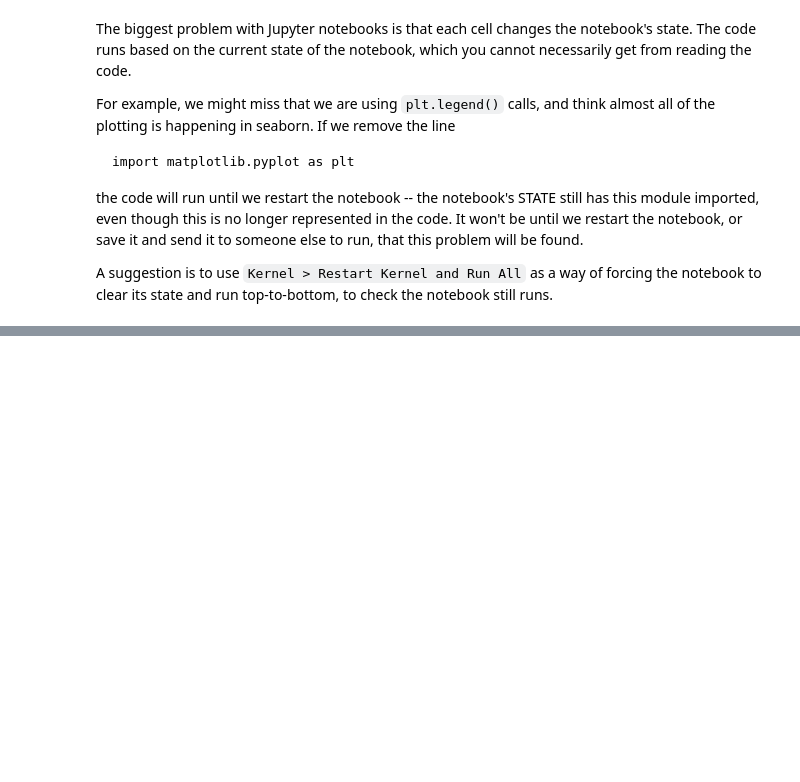
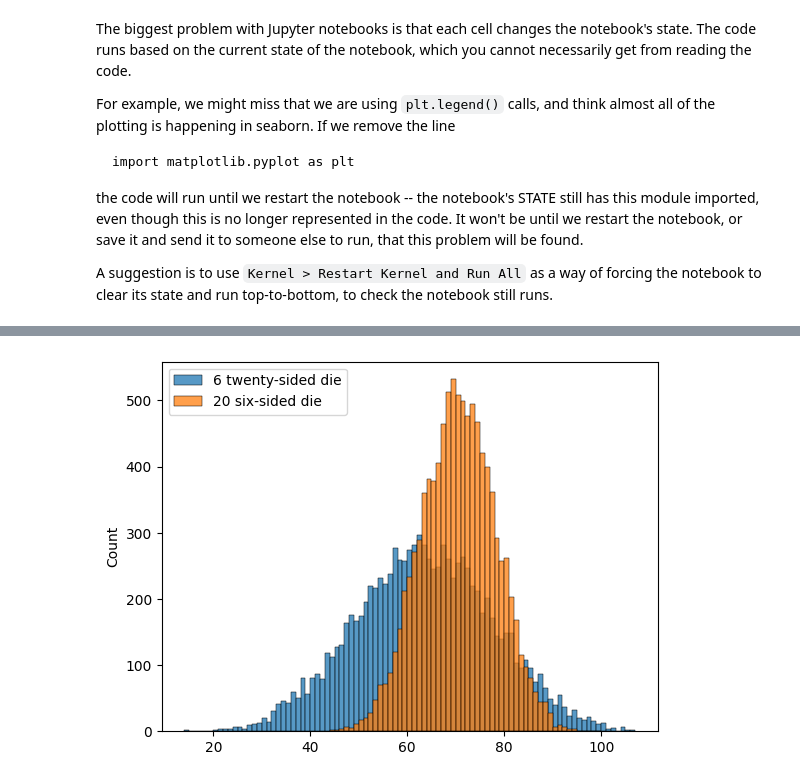
Before and after one commit to ArjanCodes/examples, a Jupyter notebook: 2023/jupyter/nb1_notebook_basics.ipynb, the cells around one changed output, grey strips where cells are left out. Drawn from its saved outputs; the diff is of its cells as text; code cells hidden in the pictures; blank space fills up the shorter version.

```diff
--- a/2023/jupyter/nb1_notebook_basics.ipynb
+++ b/2023/jupyter/nb1_notebook_basics.ipynb
@@ -169,0 +187,15 @@ A suggestion is to use `Kernel > Restart Kernel and Run All` as a way of forcing
+# %%
+import dice
+
+outcomes_roll_20_six_sided_dice = [
+    dice.roll_n_d6(n_dice=20) for _ in range(10000)
+]
+outcomes_roll_6_twenty_sided_dice = [
+    dice.roll_n_dice(n_dice=6, n_sides=20) for _ in range(10000) # can also use dice.roll_n_d20, but showing we can be flexible in the notebook
+]
+
+sns.histplot(outcomes_roll_6_twenty_sided_dice, binwidth=1, label="6 twenty-sided die")
+sns.histplot(outcomes_roll_20_six_sided_dice, binwidth=1, label="20 six-sided die")
+plt.legend();
+# %% [output]
+[figure, added]
```
Also changed, not shown: parts of 18 cells of this notebook, 2 other files.
